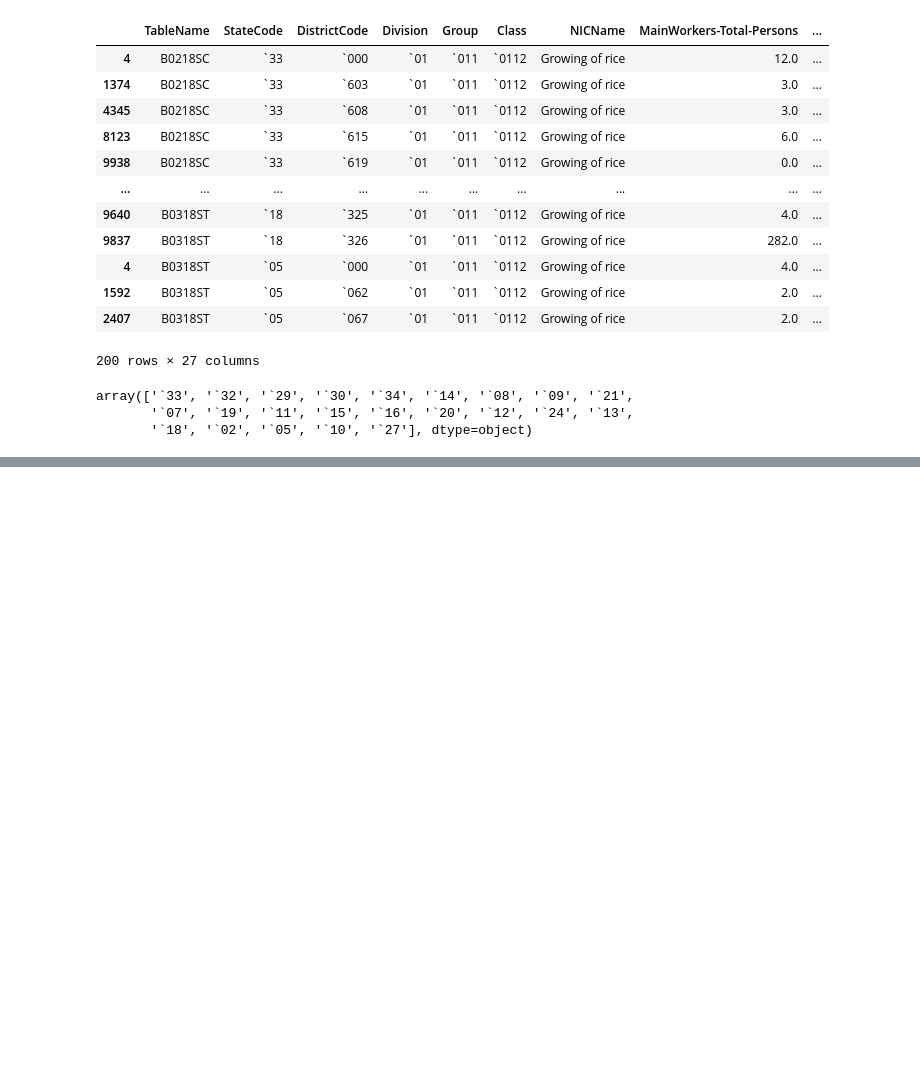
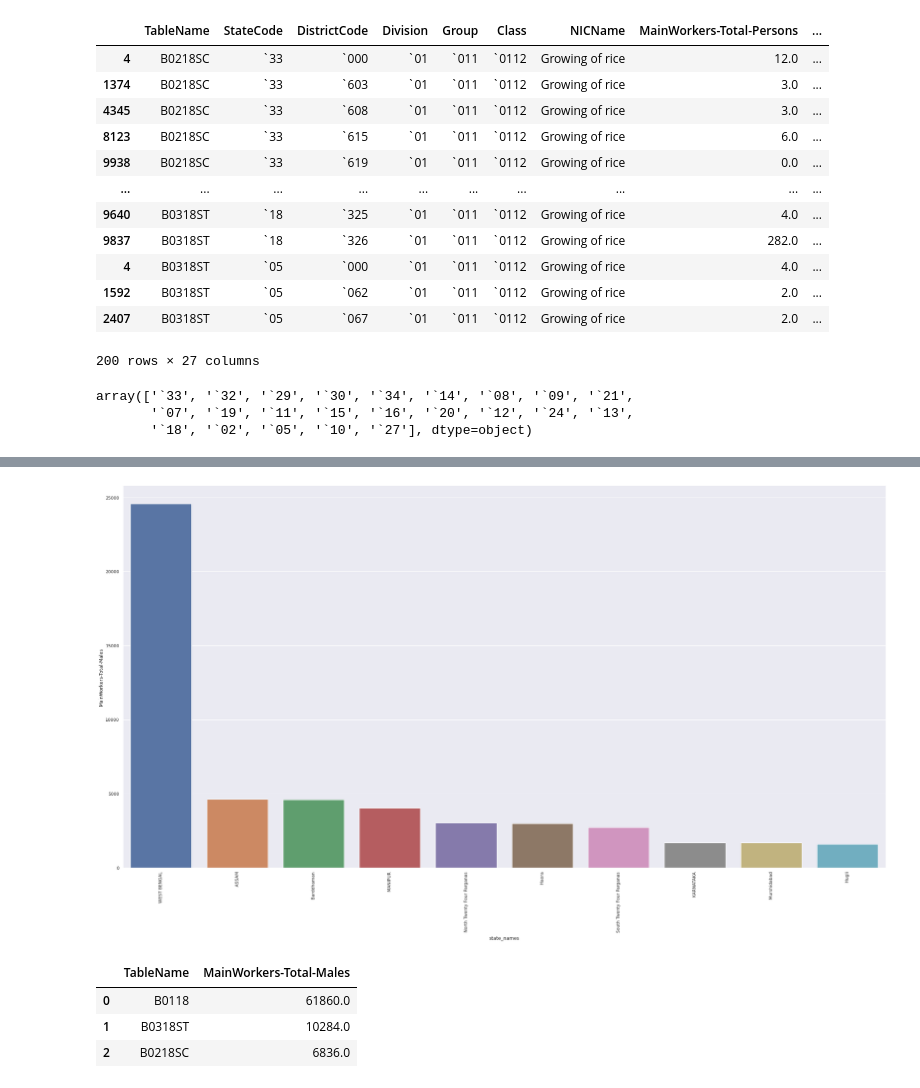
Before and after one commit to n3rdankit/Data-Science-and-Machine-Learning, a Jupyter notebook: Industrial_Human_Resource_Geo_Visualization.ipynb, the cells around one changed output, grey strips where cells are left out. Cells and saved outputs as stored; diff of their text form; code cells hidden in the pictures; blank space fills up the shorter version.

```diff
--- a/Industrial_Human_Resource_Geo_Visualization.ipynb
+++ b/Industrial_Human_Resource_Geo_Visualization.ipynb
@@ -346,7 +347,7 @@ FinalDf.States.str.split("-")[0]
 0          [STATE ,  MAHARASHTRA]
 Name: States, dtype: object
 # %%
-FinalDf["state_dump"]=FinalDf.States.str.split("-")
+FinalDf["state_head"]=FinalDf.States.str.split("-")
 # %%
 FinalDf["state_head"]
 # %% [output]
@@ -365,3 +366,5 @@ Name: state_head, Length: 195145, dtype: object
 # %%
 def stateName(x):
   return x[0]
+# %%
+FinalDf.state_head=FinalDf.state_dump.apply(lambda x:x[0])
@@ -776,0 +800,4 @@ array(['`33', '`32', '`29', '`30', '`34', '`14', '`08', '`09', '`21',
+# %%
+data_riceDistrictCode=data_rice.groupby(['state_names'])['MainWorkers-Total-Males'].sum().sort_values(ascending=False).nlargest(10).to_frame()
+data_riceDistrictCode=data_riceDistrictCode.reset_index()
+data_riceDistrictCode
@@ -776,0 +816,15 @@ array(['`33', '`32', '`29', '`30', '`34', '`14', '`08', '`09', '`21',
+# %%
+sn.set(rc={"figure.figsize" :(35,18)})
+ax=sn.barplot(data=data_riceDistrictCode, x='state_names', y='MainWorkers-Total-Males')
+ax.tick_params(axis='x', rotation=90)
+# %% [output]
+[figure, added]
+# %%
+data_riceTableName=data_rice.groupby(['TableName'])['MainWorkers-Total-Males'].sum().sort_values(ascending=False).to_frame()
+data_riceTableName=data_riceTableName.reset_index()
+data_riceTableName
+# %% [output]
+|  | TableName | MainWorkers-Total-Males |
+| 0 | B0118 | 61860.0 |
+| 1 | B0318ST | 10284.0 |
+| 2 | B0218SC | 6836.0 |
```
Also changed, not shown: parts of 32 cells of this notebook.
